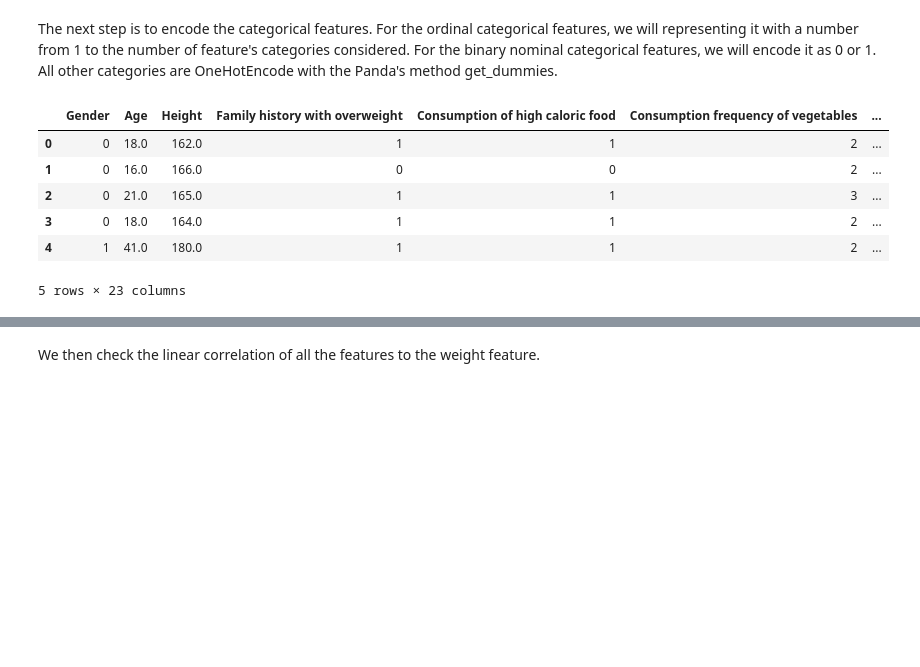
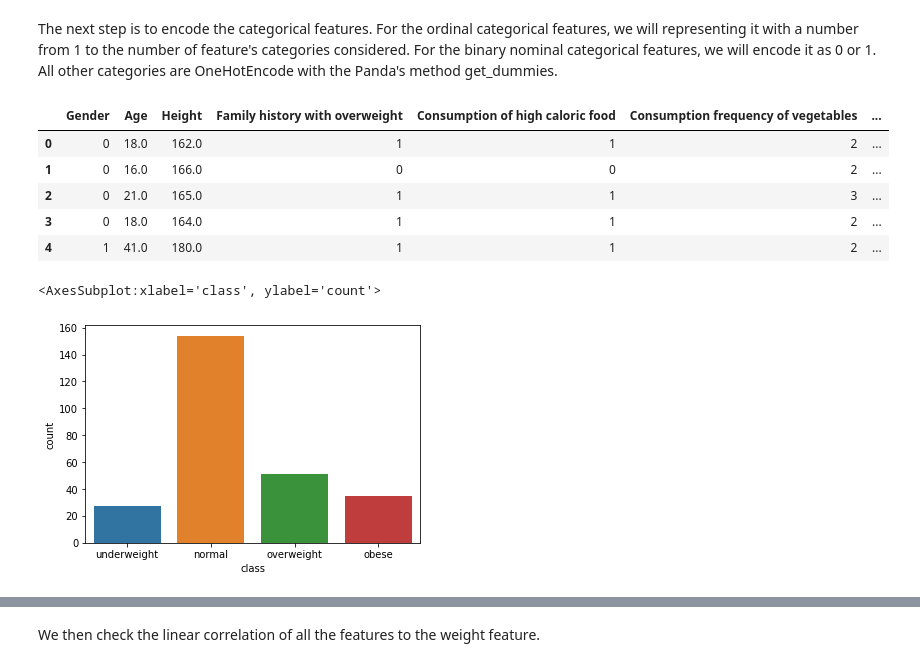
Before and after one commit to mwilk1904/Machine-Learning-Obesity-Prediction, a Jupyter notebook: Project's notebook.ipynb, the cells around one changed output, grey strips where cells are left out. Saved outputs shown, nothing was run; the diff lists cells and outputs as text; code cells hidden in the pictures; blank space fills up the shorter version.

Commit message:
feat : data augment

```diff
--- a/Project's notebook.ipynb
+++ b/Project's notebook.ipynb
@@ -417,6 +417,8 @@ print_countplots(df_encode, ["Transportation"])
 We then create a new feature _Public Transport_ which will represent a binary feature with values _yes_ or _no_ as if someone takes the public transportation or not.
 # %%
 df_encode["Public Transportation"] = df_encode.apply(lambda x : "yes" if x['Transportation'] == "Public_Transportation" else "no", axis=1)
+# %%
+df_encode.drop(['Usual transportation used','Transportation'], axis=1, inplace=True)
 # %% [markdown]
 #### Features encoding
 # %% [markdown]
@@ -429,11 +431,11 @@ for cat in ordinal_cat:
     df_encode[cat] = df_encode[cat].map(lambda x: sorted(df_encode[cat].unique()).index(x)+1)
 
 # Handling binary categorical features
-df_encode[['Family history with overweight', 'Consumption of high caloric food', 'Smoke', 'Calories consumption monitoring','Public Transportation']] = df_encode[[
-    'Family history with overweight', 'Consumption of high caloric food', 'Smoke', 'Calories consumption monitoring','Public Transportation']].replace(to_replace=['no', 'yes'], value=[0, 1])
+df_encode[['Family history with overweight', 'Consumption of high caloric food', 'Smoke', 'Calories consumption monitoring', 'Public Transportation']] = df_encode[[
+    'Family history with overweight', 'Consumption of high caloric food', 'Smoke', 'Calories consumption monitoring', 'Public Transportation']].replace(to_replace=['no', 'yes'], value=[0, 1])
 df_encode[['Gender']] = df_encode[['Gender']].replace(
     to_replace=['Female', 'Male'], value=[0, 1])
-df_encode = pd.get_dummies(df_encode)
+# df_encode = pd.get_dummies(df_encode)
 # %%
 df_encode.head()
 # %% [output]
@@ -443,4 +445,45 @@ df_encode.head()
 | 2 | 0 | 21.0 | 165.0 | 1 | 1 | 3 | ... |
 | 3 | 0 | 18.0 | 164.0 | 1 | 1 | 2 | ... |
 | 4 | 1 | 41.0 | 180.0 | 1 | 1 | 2 | ... |
-5 rows × 23 columns
+# %%
+# df_smogn = smogn.smoter(
+
+#     ## main arguments
+#     data = df_augmented,           ## pandas dataframe
+#     y = 'Weight',          ## string ('header name')
+#     k = 10,
+#     #pert = 0.03,                  ## positive integer (k < n)
+#     samp_method = 'balance',  ## string ('balance' or 'extreme')
+
+#     # ## phi relevance arguments
+#     rel_thres = 0.3,         ## positive real number (0 < R < 1)
+#     rel_method = 'auto',      ## string ('auto' or 'manual')
+#     rel_xtrm_type = 'both',   ## string ('low' or 'both' or 'high')
+#     rel_coef = 0.5           ## positive real number (0 < R)
+# )
+
+
+import smogn
+df_augmented = df_encode.copy()
+df_smogn = smogn.smoter(
+
+    ## main arguments
+    data = df_augmented,           ## pandas dataframe
+    y = 'Weight',          ## string ('header name')
+    k = 7,
+    pert = 0.04,                  ## positive integer (k < n)
+    samp_method = 'extreme',  ## string ('balance' or 'extreme')
+
+    # ## phi relevance arguments
+    rel_thres = 0.6,         ## positive real number (0 < R < 1)
+    rel_method = 'auto',      ## string ('auto' or 'manual')
+    rel_xtrm_type = 'both',   ## string ('low' or 'both' or 'high')
+    rel_coef = 0.5           ## positive real number (0 < R)
+)
+
+df_smogn['bmi'] = df_smogn.apply(lambda x : x['Weight']/(x['Height']/100)**2, axis=1)
+df_smogn['class'] = df_smogn['bmi'].apply(lambda x : get_classe(x))
+sns.countplot(df_smogn['class'], order=['underweight','normal','overweight','obese'])
+# %% [output]
+<AxesSubplot:xlabel='class', ylabel='count'>
+[figure, added]
```
Also changed, not shown: parts of 42 cells of this notebook.
